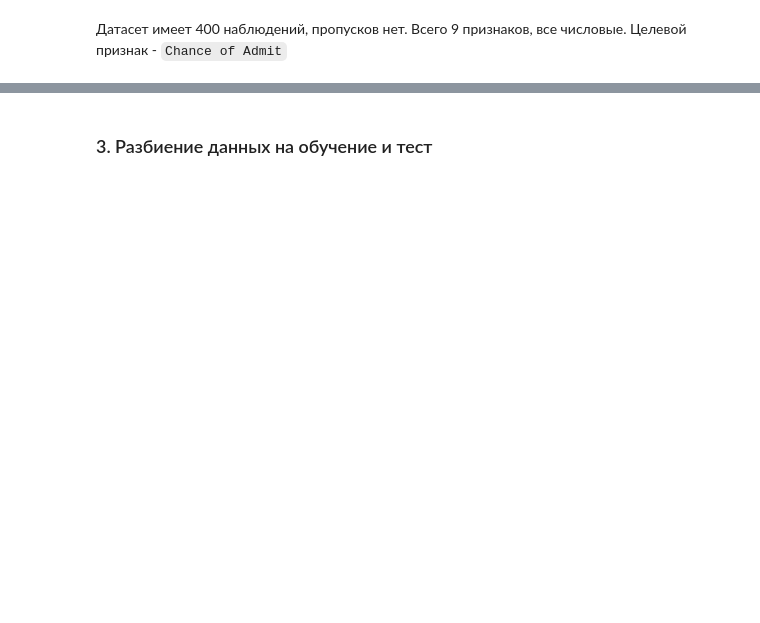
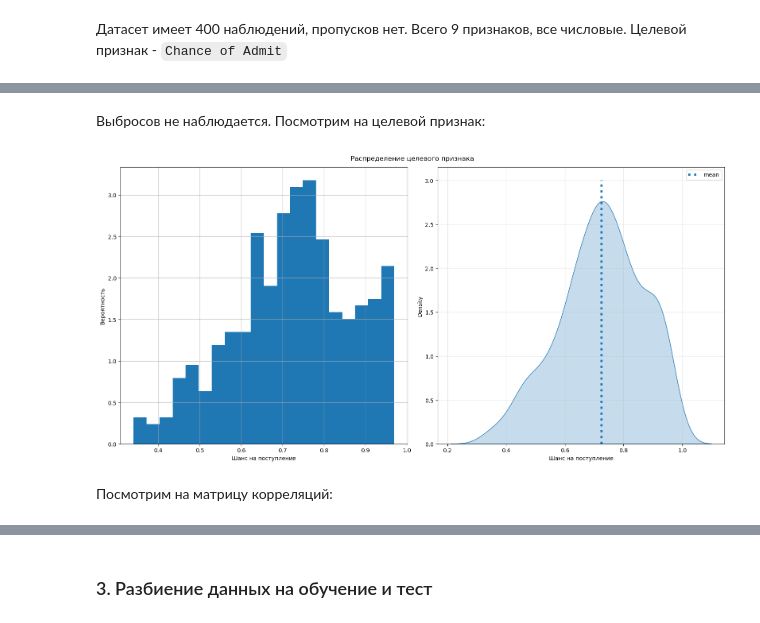
Before and after one commit to dnlygvtv/Python_for_Data_Science_HWs, a Jupyter notebook: HW/HW_5.ipynb, the cells around one changed output, grey strips where cells are left out. Saved outputs shown, nothing was run; the diff lists cells and outputs as text; code cells hidden in the pictures; blank space fills up the shorter version.

```diff
--- a/HW/HW_5.ipynb
+++ b/HW/HW_5.ipynb
@@ -69,0 +80,28 @@ df.describe()
+# %% [markdown]
+Выбросов не наблюдается. Посмотрим на целевой признак:
+# %%
+plt.figure(figsize=(16, 8))
+
+plt.subplot(121)
+df['Chance of Admit '].hist(density=True, bins=20)
+plt.ylabel('Вероятность')
+plt.xlabel('Шанс на поступление')
+
+plt.subplot(122)
+sns.kdeplot(df['Chance of Admit '], legend=False, shade=True)
+y = np.linspace(0, 3., 2)
+plt.plot([df['Chance of Admit '].mean()] * 2
+         , y
+         , label='mean'
+         , linestyle=':'
+         , linewidth=4
+         )
+plt.grid(alpha=.3)
+plt.legend(loc='best')
+plt.xlabel('Шанс на поступление')
+plt.suptitle('Распределение целевого признака')
+plt.tight_layout();
+# %% [output]
+[figure, added]
+# %% [markdown]
+Посмотрим на матрицу корреляций:
```
Also changed, not shown: parts of 21 cells of this notebook.
